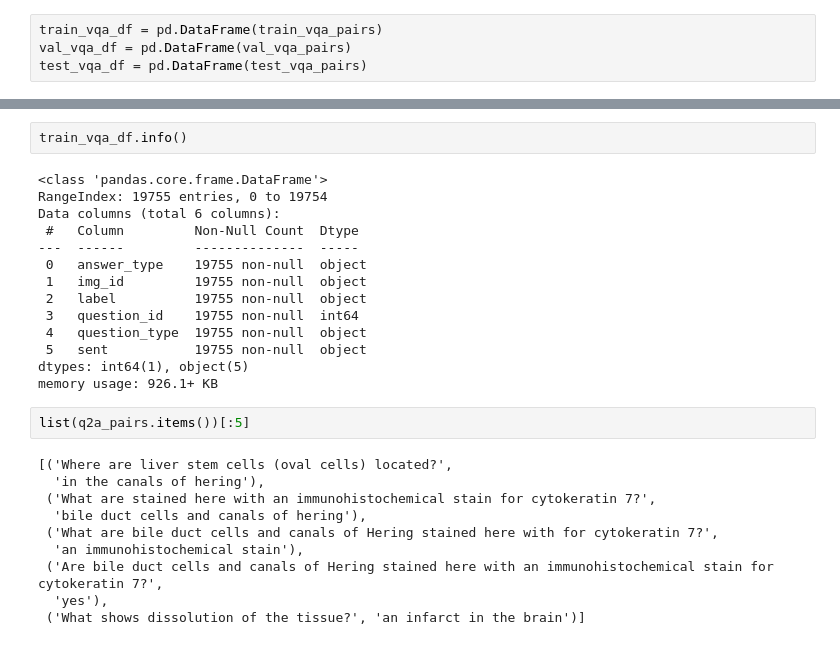
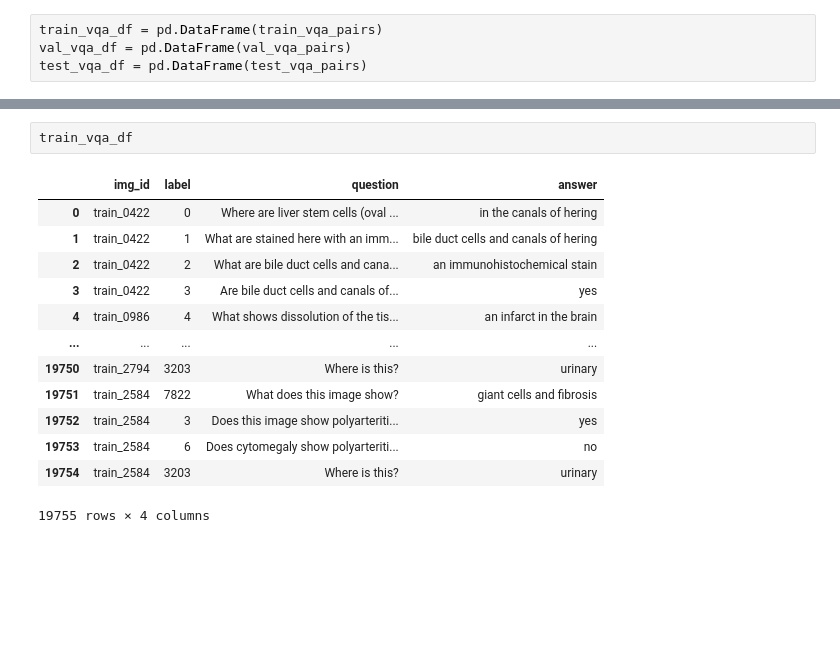
Before and after one commit to MohammadYs77/Explainable-Diabetic-Retinopathy-Detection-and-Retinal-Image-Generation, a Jupyter notebook: Code.ipynb, the cells around one changed output, grey strips where cells are left out. Cells and saved outputs as stored; diff of their text form; blank space fills up the shorter version.

```diff
--- a/Code.ipynb
+++ b/Code.ipynb
@@ -69,28 +188,16 @@ memory usage: 294.5+ KB
 # %%
-train_vqa_df.info()
+train_vqa_df
 # %% [output]
+|  | img_id | label | question | answer |
+| 0 | train_0422 | 0 | Where are liver stem cells (oval ... | in the canals of hering |
+| 1 | train_0422 | 1 | What are stained here with an imm... | bile duct cells and canals of hering |
+| 2 | train_0422 | 2 | What are bile duct cells and cana... | an immunohistochemical stain |
+| 3 | train_0422 | 3 | Are bile duct cells and canals of... | yes |
+| 4 | train_0986 | 4 | What shows dissolution of the tis... | an infarct in the brain |
+| ... | ... | ... | ... | ... |
+| 19750 | train_2794 | 3203 | Where is this? | urinary |
+| 19751 | train_2584 | 7822 | What does this image show? | giant cells and fibrosis |
+| 19752 | train_2584 | 3 | Does this image show polyarteriti... | yes |
+| 19753 | train_2584 | 6 | Does cytomegaly show polyarteriti... | no |
+| 19754 | train_2584 | 3203 | Where is this? | urinary |
-<class 'pandas.core.frame.DataFrame'>
-RangeIndex: 19755 entries, 0 to 19754
-Data columns (total 6 columns):
- #   Column         Non-Null Count  Dtype
----  ------         --------------  -----
- 0   answer_type    19755 non-null  object
- 1   img_id         19755 non-null  object
- 2   label          19755 non-null  object
- 3   question_id    19755 non-null  int64
- 4   question_type  19755 non-null  object
- 5   sent           19755 non-null  object
-dtypes: int64(1), object(5)
-memory usage: 926.1+ KB
+19755 rows × 4 columns
-# %%
-list(q2a_pairs.items())[:5]
-# %% [output]
-[('Where are liver stem cells (oval cells) located?',
-  'in the canals of hering'),
- ('What are stained here with an immunohistochemical stain for cytokeratin 7?',
-  'bile duct cells and canals of hering'),
- ('What are bile duct cells and canals of Hering stained here with for cytokeratin 7?',
-  'an immunohistochemical stain'),
- ('Are bile duct cells and canals of Hering stained here with an immunohistochemical stain for cytokeratin 7?',
-  'yes'),
- ('What shows dissolution of the tissue?', 'an infarct in the brain')]
```
Also changed, not shown: parts of 26 cells of this notebook.
